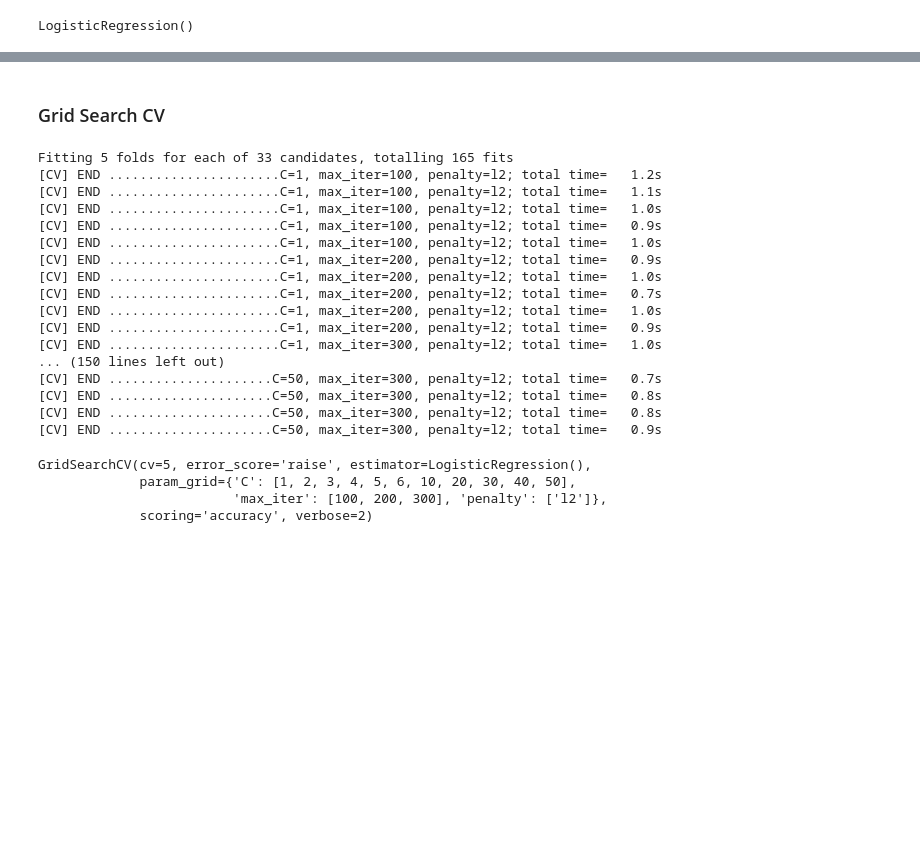
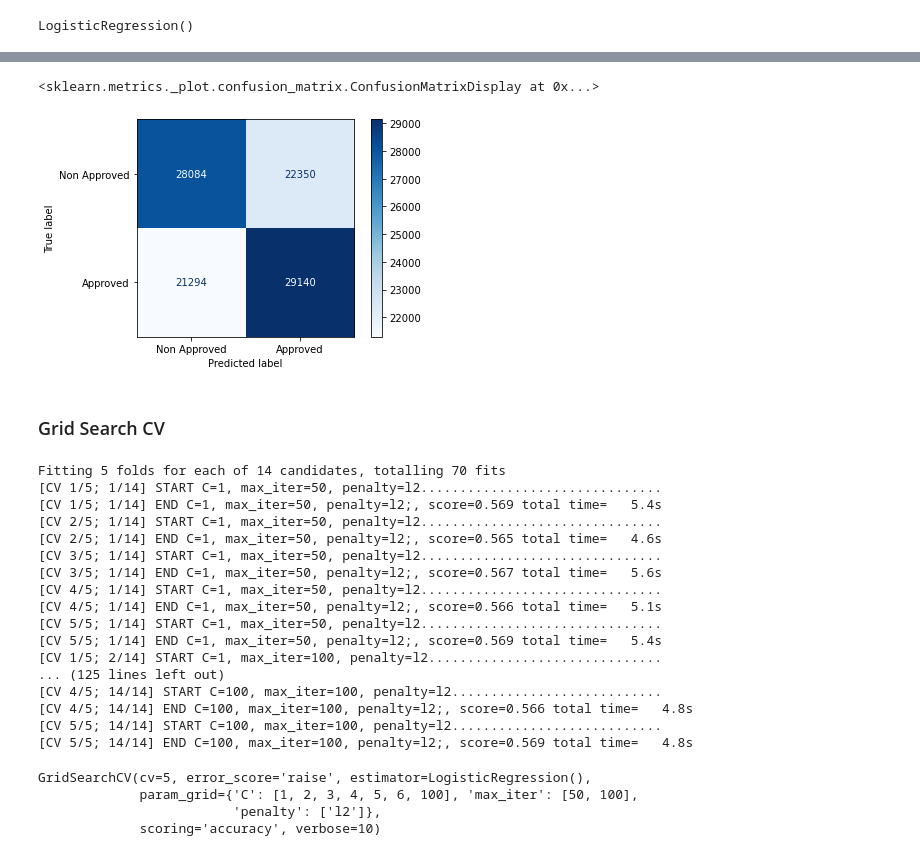
Before and after one commit to amloh18/Affordability_Score_classification, a Jupyter notebook: LogisticRegression_Model.ipynb, the cells around one changed output, grey strips where cells are left out. Cells and saved outputs as stored; diff of their text form; code cells hidden in the pictures; blank space fills up the shorter version.

```diff
--- a/LogisticRegression_Model.ipynb
+++ b/LogisticRegression_Model.ipynb
@@ -65,6 +66,11 @@ print(classification_report(Y_pred,Y_test))
     accuracy                           0.57    100868
    macro avg       0.57      0.57      0.57    100868
 weighted avg       0.57      0.57      0.57    100868
+# %%
+plot_confusion_matrix(model, X_test, Y_test, cmap='Blues', values_format='d', display_labels=['Non Approved','Approved'])
+# %% [output]
+<sklearn.metrics._plot.confusion_matrix.ConfusionMatrixDisplay at 0x...>
+[figure, added]
 # %% [markdown]
 ### Grid Search CV
 # %%
@@ -76,28 +82,28 @@ parameter = {'penalty': ['l2'],
 # %%
-classifier_regressor = GridSearchCV(classifier, param_grid =parameter, scoring = 'accuracy', error_score='raise',cv = 5, verbose = 2)
+classifier_regressor = GridSearchCV(classifier, param_grid =parameter, scoring = 'accuracy', error_score='raise',cv = 5, verbose = 10)
 classifier_regressor.fit(X_train, Y_train)
 # %% [output]
-Fitting 5 folds for each of 33 candidates, totalling 165 fits
-[CV] END ......................C=1, max_iter=100, penalty=l2; total time=   1.2s
-[CV] END ......................C=1, max_iter=100, penalty=l2; total time=   1.1s
-[CV] END ......................C=1, max_iter=100, penalty=l2; total time=   1.0s
-[CV] END ......................C=1, max_iter=100, penalty=l2; total time=   0.9s
-[CV] END ......................C=1, max_iter=100, penalty=l2; total time=   1.0s
-[CV] END ......................C=1, max_iter=200, penalty=l2; total time=   0.9s
-[CV] END ......................C=1, max_iter=200, penalty=l2; total time=   1.0s
-[CV] END ......................C=1, max_iter=200, penalty=l2; total time=   0.7s
-[CV] END ......................C=1, max_iter=200, penalty=l2; total time=   1.0s
-[CV] END ......................C=1, max_iter=200, penalty=l2; total time=   0.9s
-[CV] END ......................C=1, max_iter=300, penalty=l2; total time=   1.0s
-... (150 lines left out)
-[CV] END .....................C=50, max_iter=300, penalty=l2; total time=   0.7s
-[CV] END .....................C=50, max_iter=300, penalty=l2; total time=   0.8s
-[CV] END .....................C=50, max_iter=300, penalty=l2; total time=   0.8s
-[CV] END .....................C=50, max_iter=300, penalty=l2; total time=   0.9s
+Fitting 5 folds for each of 14 candidates, totalling 70 fits
+[CV 1/5; 1/14] START C=1, max_iter=50, penalty=l2...............................
+[CV 1/5; 1/14] END C=1, max_iter=50, penalty=l2;, score=0.569 total time=   5.4s
+[CV 2/5; 1/14] START C=1, max_iter=50, penalty=l2...............................
+[CV 2/5; 1/14] END C=1, max_iter=50, penalty=l2;, score=0.565 total time=   4.6s
+[CV 3/5; 1/14] START C=1, max_iter=50, penalty=l2...............................
+[CV 3/5; 1/14] END C=1, max_iter=50, penalty=l2;, score=0.567 total time=   5.6s
+[CV 4/5; 1/14] START C=1, max_iter=50, penalty=l2...............................
+[CV 4/5; 1/14] END C=1, max_iter=50, penalty=l2;, score=0.566 total time=   5.1s
+[CV 5/5; 1/14] START C=1, max_iter=50, penalty=l2...............................
+[CV 5/5; 1/14] END C=1, max_iter=50, penalty=l2;, score=0.569 total time=   5.4s
+[CV 1/5; 2/14] START C=1, max_iter=100, penalty=l2..............................
+... (125 lines left out)
+[CV 4/5; 14/14] START C=100, max_iter=100, penalty=l2...........................
+[CV 4/5; 14/14] END C=100, max_iter=100, penalty=l2;, score=0.566 total time=   4.8s
+[CV 5/5; 14/14] START C=100, max_iter=100, penalty=l2...........................
+[CV 5/5; 14/14] END C=100, max_iter=100, penalty=l2;, score=0.569 total time=   4.8s
 GridSearchCV(cv=5, error_score='raise', estimator=LogisticRegression(),
-             param_grid={'C': [1, 2, 3, 4, 5, 6, 10, 20, 30, 40, 50],
-                         'max_iter': [100, 200, 300], 'penalty': ['l2']},
-             scoring='accuracy', verbose=2)
+             param_grid={'C': [1, 2, 3, 4, 5, 6, 100], 'max_iter': [50, 100],
+                         'penalty': ['l2']},
+             scoring='accuracy', verbose=10)
 # %%
 print(classifier_regressor.best_params_)
 # %% [output]
```
Also changed, not shown: parts of 12 cells of this notebook, 6 other files.
